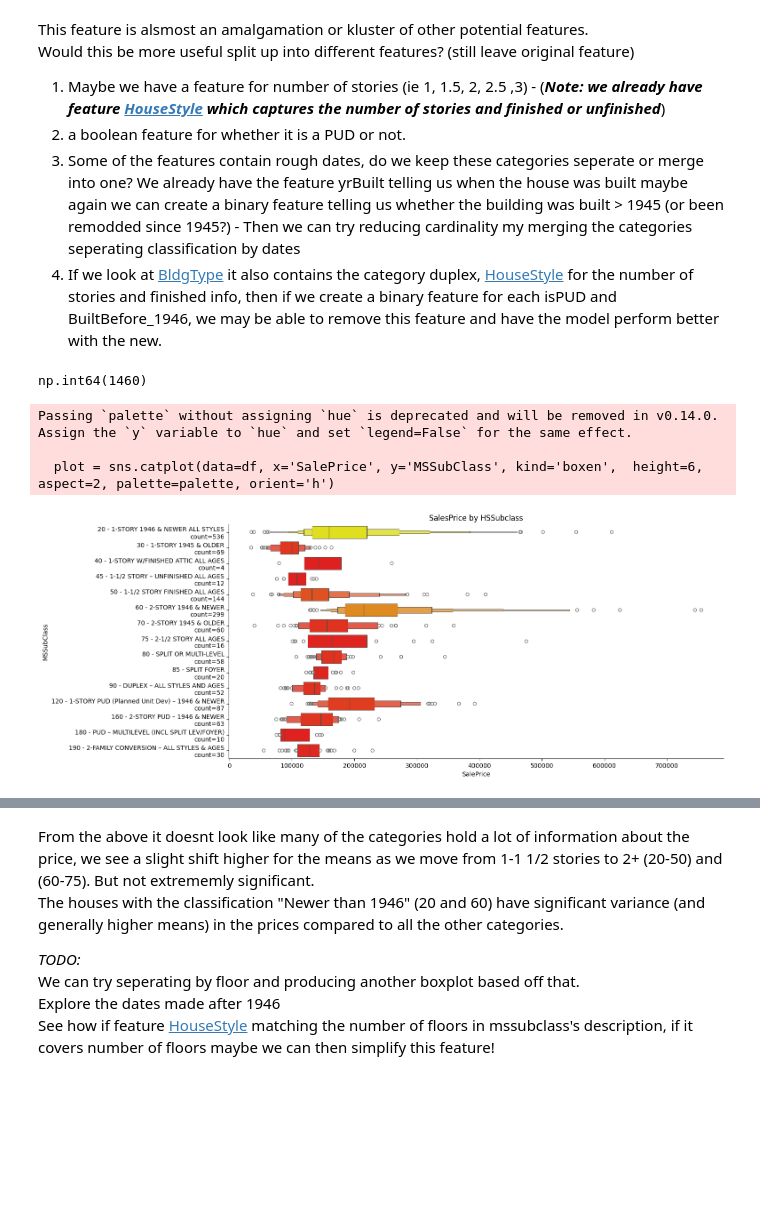
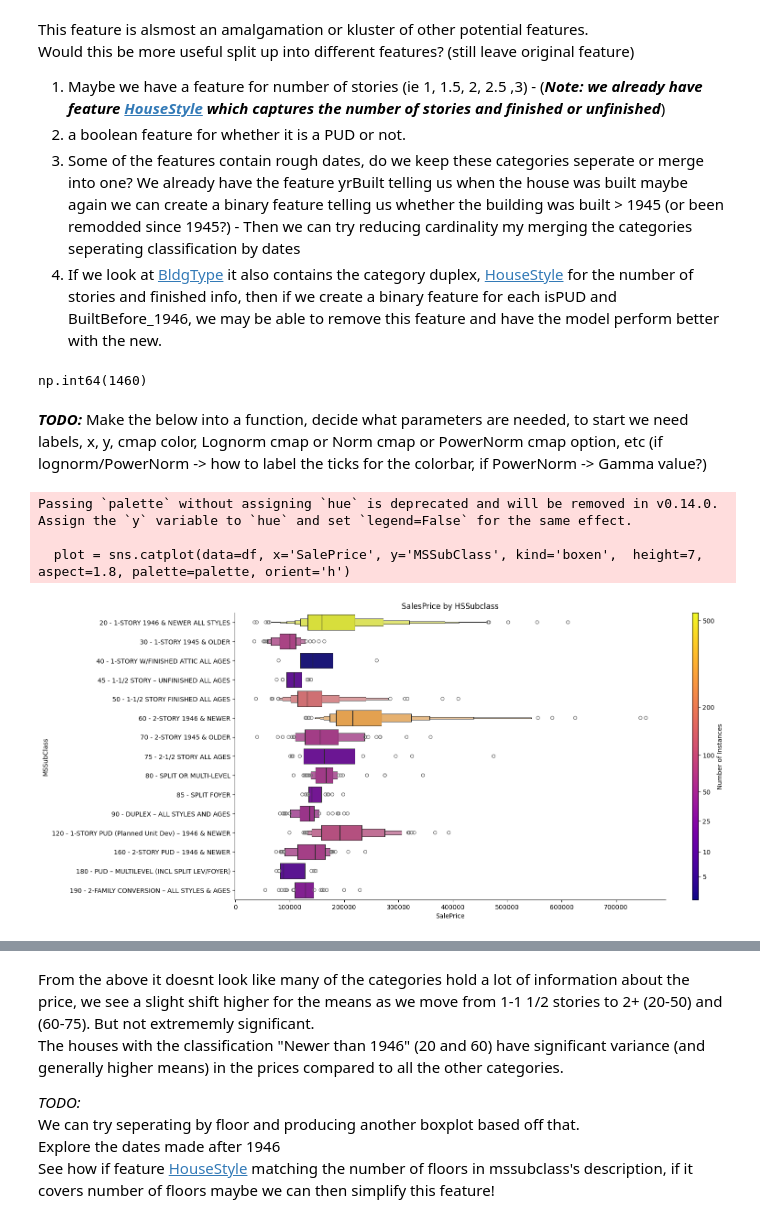
Before and after one commit to ddrant/HousePrices_KaggleComp, a Jupyter notebook: Remame_First_notebook.ipynb, the cells around one changed output, grey strips where cells are left out. Drawn from its saved outputs; the diff is of its cells as text; code cells hidden in the pictures; blank space fills up the shorter version.

Commit message:
Boxen plot for MSSubClass, TODO: Create into a function for other categorical functions

```diff
--- a/Remame_First_notebook.ipynb
+++ b/Remame_First_notebook.ipynb
@@ -235,55 +235,87 @@ Would this be more useful split up into different features? (still leave origina
 2. a boolean feature for whether it is a PUD or not.
 3. Some of the features contain rough dates, do we keep these categories seperate or merge into one? We already have the feature yrBuilt telling us when the house was built maybe again we can create a binary feature telling us whether the building was built > 1945 (or been remodded since 1945?) - Then we can try reducing cardinality my merging the categories seperating classification by dates
 4. If we look at [BldgType](#bldgtype) it also contains the category duplex, [HouseStyle](#housestyle) for the number of stories and finished info, then if we create a binary feature for each isPUD and BuiltBefore_1946, we may be able to remove this feature and have the model perform better with the new.
-# %%
-df['MSSubClass'].count()
-# %% [output]
-np.int64(1460)
+# %%
+print('Total Number of rows in df['MSSubClass'].count()
+# %% [output]
+np.int64(1460)
+# %% [markdown]
+***TODO:*** Make the below into a function, decide what parameters are needed, to start we need labels, x, y, cmap color, Lognorm cmap or Norm cmap or PowerNorm cmap option, etc (if lognorm/PowerNorm -> how to label the ticks for the colorbar, if PowerNorm -> Gamma value?)
 # %%
 from matplotlib import cm, colors
 # Box plot of the feature
 
 # compute the counts per category
 cat = 'MSSubClass'
 counts = df[cat].value_counts()
 order = sorted(df[cat].dropna().unique())
 
 
-# mapping the category code to the description for our xticks
+# mapping the category code to the description for our xticks (yticks if horizontal)
 mssubclass_map = {
      20: "1-STORY 1946 & NEWER ALL STYLES",
      30: "1-STORY 1945 & OLDER",
      40: "1-STORY W/FINISHED ATTIC ALL AGES",
      45: "1-1/2 STORY – UNFINISHED ALL AGES",
      50: "1-1/2 STORY FINISHED ALL AGES",
      60: "2-STORY 1946 & NEWER",
      70: "2-STORY 1945 & OLDER",
      75: "2-1/2 STORY ALL AGES",
      80: "SPLIT OR MULTI-LEVEL",
      85: "SPLIT FOYER",
      90: "DUPLEX – ALL STYLES AND AGES",
     120: "1-STORY PUD (Planned Unit Dev) – 1946 & NEWER",
     150: "1-1/2 STORY PUD – ALL AGES",
     160: "2-STORY PUD – 1946 & NEWER",
     180: "PUD – MULTILEVEL (INCL SPLIT LEV/FOYER)",
     190: "2-FAMILY CONVERSION – ALL STYLES & AGES"
 }
 
-labels = [f"{category} - {mssubclass_map[category]}\ncount={counts[category]}" for category in order]
+# Labels for the different categories
+labels = [f"{category} - {mssubclass_map[category]}" for category in order]
 
 # Create color map based on the value counts
 norm = colors.Normalize(vmin=counts.min(), vmax=counts.max())
-cmap = cm.get_cmap('autumn')
+
+#or try lognorm for differnt cmap scaling
+norm = colors.LogNorm(vmin=counts.min(), vmax=counts.max())
+
+# last norm technique 'PowerNorm' like a gamma normalisation
+norm = colors.PowerNorm(gamma=0.4, vmin=counts.min(), vmax=counts.max())
+
+
+cmap = cm.get_cmap('plasma')
+#cmap = cm.get_cmap('viridis') # also good for powernorm
+#cmap = cm.get_cmap('inferno') # not bad for PowerNorm (gamma)
+#cmap = cm.get_cmap('cool')
+#cmap = cm.get_cmap('autumn')
 palette = [cmap(norm(counts[category])) for category in order]
+
+# Set the plot
+plot = sns.catplot(data=df, x='SalePrice', y='MSSubClass', kind='boxen',  height=7, aspect=1.8, palette=palette, orient='h')
+
+# Set the y-ticks
+plot.set_yticklabels(labels, rotation=90)
+plt.yticks(rotation=0)
+
+# Add the colour bar key for the value counts
+
+# Create a scalar mappable
+sm = cm.ScalarMappable(cmap=cmap, norm=norm) # norm is our normalisation of the value counts into [0,1] to map to the colors on the cmap
+
+cbar = plot.figure.colorbar(sm, ax=plot.ax, aspect=50, location='right')
+cbar.set_label('Number of Instances')
+
+# colorbar ticks for lognorm cmap
+custom_ticks = [5, 10, 25, 50, 100, 200, 500]  # or whatever makes sense
+cbar.set_ticks(custom_ticks)
+cbar.set_ticklabels([str(t) for t in custom_ticks])
+
+
+plt.title("SalesPrice by HSSubclass")
+plt.show()
+# %% [output]
+Passing `palette` without assigning `hue` is deprecated and will be removed in v0.14.0. Assign the `y` variable to `hue` and set `legend=False` for the same effect.
+
+  plot = sns.catplot(data=df, x='SalePrice', y='MSSubClass', kind='boxen',  height=7, aspect=1.8, palette=palette, orient='h')
+[figure, added]
-# %%
-plot = sns.catplot(data=df, x='SalePrice', y='MSSubClass', kind='boxen',  height=6, aspect=2, palette=palette, orient='h')
-plot.set_yticklabels(labels, rotation=90)
-
-plt.yticks(rotation=0)
-plt.title("SalesPrice by HSSubclass")
-plt.show()
-# %% [output]
-Passing `palette` without assigning `hue` is deprecated and will be removed in v0.14.0. Assign the `y` variable to `hue` and set `legend=False` for the same effect.
-
-  plot = sns.catplot(data=df, x='SalePrice', y='MSSubClass', kind='boxen',  height=6, aspect=2, palette=palette, orient='h')
-[figure, removed]
```
Also changed, not shown: parts of 1 cell of this notebook.
